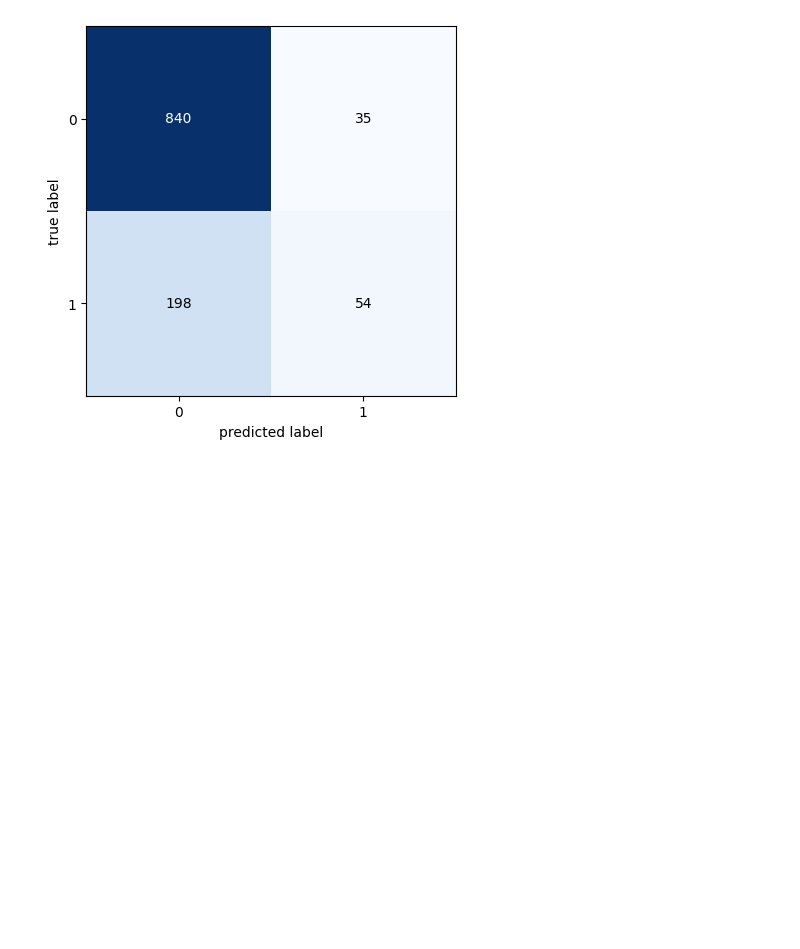
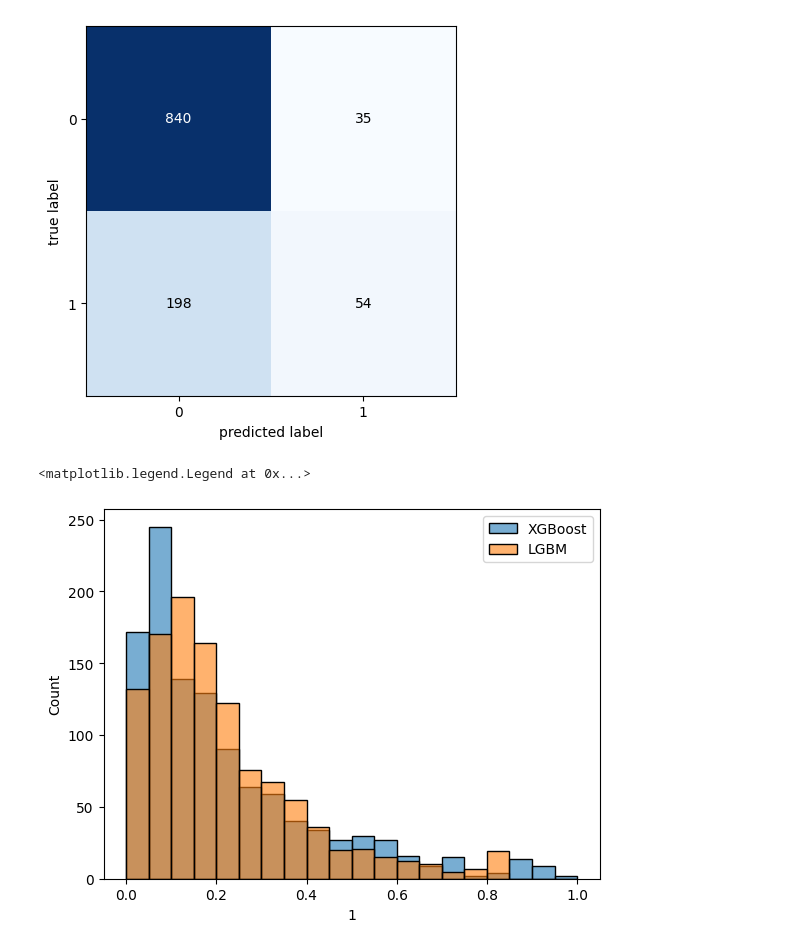
Before and after one commit to jaisson-italo/ds_salary_machine_learning_I, a Jupyter notebook: projeto_ml.ipynb, the cells around one changed output. Drawn from its saved outputs; the diff is of its cells as text; code cells hidden in the pictures; blank space fills up the shorter version.

```diff
--- a/projeto_ml.ipynb
+++ b/projeto_ml.ipynb
@@ -587,3 +587,16 @@ And if memory is not enough, you can set `force_col_wise=true`.
    macro avg       0.71      0.59      0.60      1127
 weighted avg       0.76      0.79      0.75      1127
 [figure]
+# %%
+predict_xgb = pd.DataFrame(model.predict_proba(X_test), columns=[0, 1])[1]
+predict_lgb = pd.DataFrame(model_lgb.predict_proba(X_test), columns=[0, 1])[1]
+
+bins = np.arange(0, 1.05, 0.05)
+sns.histplot(predict_xgb, bins=bins, alpha=0.6, label='XGBoost')
+sns.histplot(predict_lgb, bins=bins, alpha=0.6, label='LGBM')
+
+plt.legend()
+# plt.axvline(0.9, ls='--', color='red', alpha=0.5)
+# %% [output]
+<matplotlib.legend.Legend at 0x...>
+[figure, added]
```
Also changed, not shown: parts of 1 cell of this notebook.
